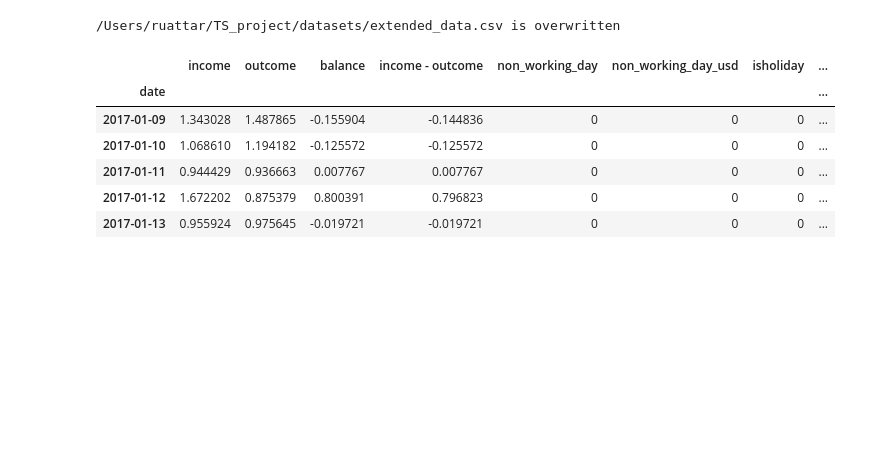
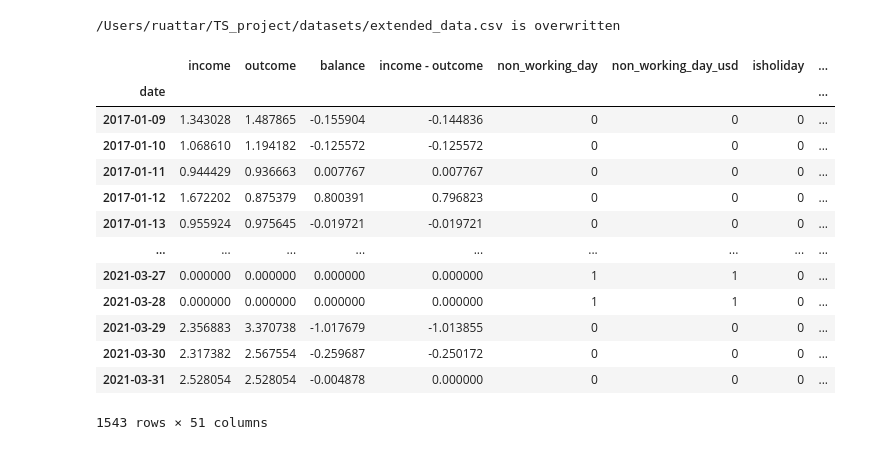
Before and after one commit to astatarinov/TS_project, a Jupyter notebook: notebooks/build_dataset.ipynb, the cells around one changed output. Drawn from its saved outputs; the diff is of its cells as text; code cells hidden in the pictures; blank space fills up the shorter version.

```diff
--- a/notebooks/build_dataset.ipynb
+++ b/notebooks/build_dataset.ipynb
@@ -45,13 +77,20 @@ overwrite_extended_df()
 /Users/ruattar/TS_project/datasets/extended_data.csv is overwritten
 # %%
 df = load_extended_data()
-# %%
-df.head()
-# %% [output]
-|  | income | outcome | balance | income - outcome | non_working_day | non_working_day_usd | isholiday | ... |
-| date |  |  |  |  |  |  |  | ... |
-| 2017-01-09 | 1.343028 | 1.487865 | -0.155904 | -0.144836 | 0 | 0 | 0 | ... |
-| 2017-01-10 | 1.068610 | 1.194182 | -0.125572 | -0.125572 | 0 | 0 | 0 | ... |
-| 2017-01-11 | 0.944429 | 0.936663 | 0.007767 | 0.007767 | 0 | 0 | 0 | ... |
-| 2017-01-12 | 1.672202 | 0.875379 | 0.800391 | 0.796823 | 0 | 0 | 0 | ... |
-| 2017-01-13 | 0.955924 | 0.975645 | -0.019721 | -0.019721 | 0 | 0 | 0 | ... |
+# %%
+df
+# %% [output]
+|  | income | outcome | balance | income - outcome | non_working_day | non_working_day_usd | isholiday | ... |
+| date |  |  |  |  |  |  |  | ... |
+| 2017-01-09 | 1.343028 | 1.487865 | -0.155904 | -0.144836 | 0 | 0 | 0 | ... |
+| 2017-01-10 | 1.068610 | 1.194182 | -0.125572 | -0.125572 | 0 | 0 | 0 | ... |
+| 2017-01-11 | 0.944429 | 0.936663 | 0.007767 | 0.007767 | 0 | 0 | 0 | ... |
+| 2017-01-12 | 1.672202 | 0.875379 | 0.800391 | 0.796823 | 0 | 0 | 0 | ... |
+| 2017-01-13 | 0.955924 | 0.975645 | -0.019721 | -0.019721 | 0 | 0 | 0 | ... |
+| ... | ... | ... | ... | ... | ... | ... | ... | ... |
+| 2021-03-27 | 0.000000 | 0.000000 | 0.000000 | 0.000000 | 1 | 1 | 0 | ... |
+| 2021-03-28 | 0.000000 | 0.000000 | 0.000000 | 0.000000 | 1 | 1 | 0 | ... |
+| 2021-03-29 | 2.356883 | 3.370738 | -1.017679 | -1.013855 | 0 | 0 | 0 | ... |
+| 2021-03-30 | 2.317382 | 2.567554 | -0.259687 | -0.250172 | 0 | 0 | 0 | ... |
+| 2021-03-31 | 2.528054 | 2.528054 | -0.004878 | 0.000000 | 0 | 0 | 0 | ... |
+1543 rows × 51 columns
```
Also changed, not shown: parts of 8 cells of this notebook.
